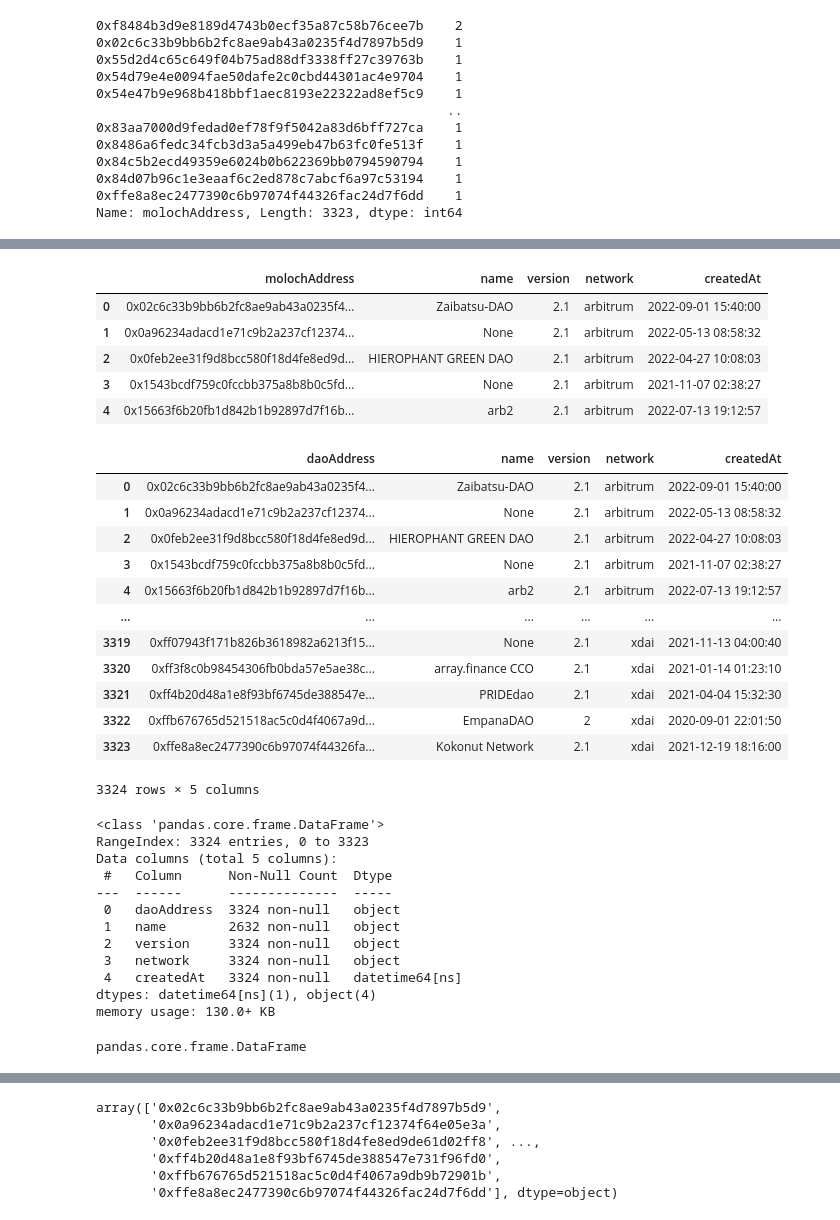
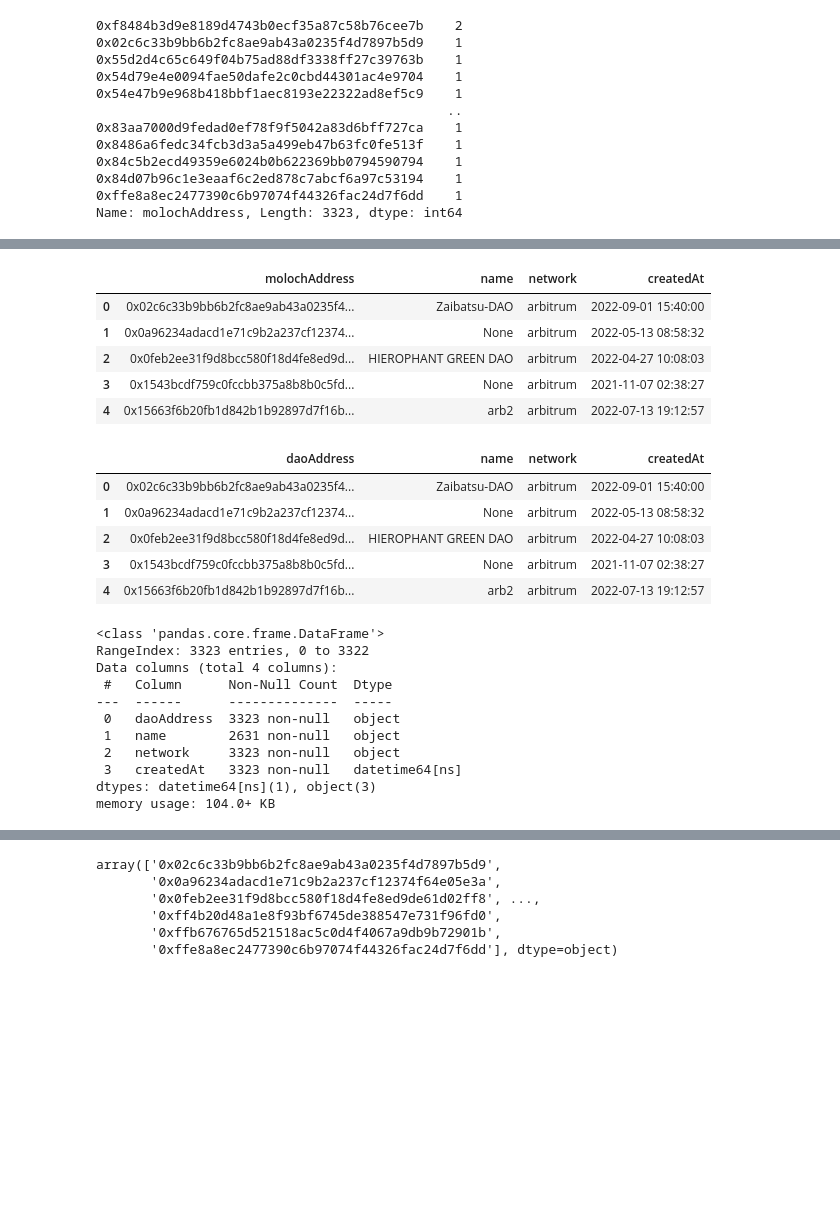
Before and after one commit to Grasia/semantic-web3-dao, a Jupyter notebook: knowledge_graph/KnowledgeGraph-Web3-DAO.ipynb, the cells around one changed output, grey strips where cells are left out. Cells and saved outputs as stored; diff of their text form; code cells hidden in the pictures; blank space fills up the shorter version.

```diff
--- a/knowledge_graph/KnowledgeGraph-Web3-DAO.ipynb
+++ b/knowledge_graph/KnowledgeGraph-Web3-DAO.ipynb
@@ -144,0 +110,3 @@ daos_df[daos_df.id == '0xf8484b3d9e8189d4743b0ecf35a87c58b76cee7b']
+# %%
+# Delete one of them in order to clean data.
+daos_df.drop(3270, inplace=True)
@@ -144,0 +118,2 @@ daos_df[daos_df.id == '0xf8484b3d9e8189d4743b0ecf35a87c58b76cee7b']
+# %%
+daos_df.reset_index(inplace =True, drop = True)
@@ -145,47 +135,35 @@ daos_df[daos_df.id == '0xf8484b3d9e8189d4743b0ecf35a87c58b76cee7b']
 # %%
-daos_df = daos_df[["molochAddress", "name", "version", "network", "createdAt"]]
+daos_df = daos_df[["molochAddress", "name", "network", "createdAt"]]
 daos_df.head()
 # %% [output]
-|  | molochAddress | name | version | network | createdAt |
-| 0 | 0x02c6c33b9bb6b2fc8ae9ab43a0235f4... | Zaibatsu-DAO | 2.1 | arbitrum | 2022-09-01 15:40:00 |
-| 1 | 0x0a96234adacd1e71c9b2a237cf12374... | None | 2.1 | arbitrum | 2022-05-13 08:58:32 |
-| 2 | 0x0feb2ee31f9d8bcc580f18d4fe8ed9d... | HIEROPHANT GREEN DAO | 2.1 | arbitrum | 2022-04-27 10:08:03 |
-| 3 | 0x1543bcdf759c0fccbb375a8b8b0c5fd... | None | 2.1 | arbitrum | 2021-11-07 02:38:27 |
-| 4 | 0x15663f6b20fb1d842b1b92897d7f16b... | arb2 | 2.1 | arbitrum | 2022-07-13 19:12:57 |
+|  | molochAddress | name | network | createdAt |
+| 0 | 0x02c6c33b9bb6b2fc8ae9ab43a0235f4... | Zaibatsu-DAO | arbitrum | 2022-09-01 15:40:00 |
+| 1 | 0x0a96234adacd1e71c9b2a237cf12374... | None | arbitrum | 2022-05-13 08:58:32 |
+| 2 | 0x0feb2ee31f9d8bcc580f18d4fe8ed9d... | HIEROPHANT GREEN DAO | arbitrum | 2022-04-27 10:08:03 |
+| 3 | 0x1543bcdf759c0fccbb375a8b8b0c5fd... | None | arbitrum | 2021-11-07 02:38:27 |
+| 4 | 0x15663f6b20fb1d842b1b92897d7f16b... | arb2 | arbitrum | 2022-07-13 19:12:57 |
 # %%
 daos_df.rename(columns = {'molochAddress':'daoAddress'}, inplace = True)
-daos_df
+daos_df.head()
 # %% [output]
-|  | daoAddress | name | version | network | createdAt |
-| 0 | 0x02c6c33b9bb6b2fc8ae9ab43a0235f4... | Zaibatsu-DAO | 2.1 | arbitrum | 2022-09-01 15:40:00 |
-| 1 | 0x0a96234adacd1e71c9b2a237cf12374... | None | 2.1 | arbitrum | 2022-05-13 08:58:32 |
-| 2 | 0x0feb2ee31f9d8bcc580f18d4fe8ed9d... | HIEROPHANT GREEN DAO | 2.1 | arbitrum | 2022-04-27 10:08:03 |
-| 3 | 0x1543bcdf759c0fccbb375a8b8b0c5fd... | None | 2.1 | arbitrum | 2021-11-07 02:38:27 |
-| 4 | 0x15663f6b20fb1d842b1b92897d7f16b... | arb2 | 2.1 | arbitrum | 2022-07-13 19:12:57 |
-| ... | ... | ... | ... | ... | ... |
-| 3319 | 0xff07943f171b826b3618982a6213f15... | None | 2.1 | xdai | 2021-11-13 04:00:40 |
-| 3320 | 0xff3f8c0b98454306fb0bda57e5ae38c... | array.finance CCO | 2.1 | xdai | 2021-01-14 01:23:10 |
-| 3321 | 0xff4b20d48a1e8f93bf6745de388547e... | PRIDEdao | 2.1 | xdai | 2021-04-04 15:32:30 |
-| 3322 | 0xffb676765d521518ac5c0d4f4067a9d... | EmpanaDAO | 2 | xdai | 2020-09-01 22:01:50 |
-| 3323 | 0xffe8a8ec2477390c6b97074f44326fa... | Kokonut Network | 2.1 | xdai | 2021-12-19 18:16:00 |
+|  | daoAddress | name | network | createdAt |
+| 0 | 0x02c6c33b9bb6b2fc8ae9ab43a0235f4... | Zaibatsu-DAO | arbitrum | 2022-09-01 15:40:00 |
+| 1 | 0x0a96234adacd1e71c9b2a237cf12374... | None | arbitrum | 2022-05-13 08:58:32 |
+| 2 | 0x0feb2ee31f9d8bcc580f18d4fe8ed9d... | HIEROPHANT GREEN DAO | arbitrum | 2022-04-27 10:08:03 |
+| 3 | 0x1543bcdf759c0fccbb375a8b8b0c5fd... | None | arbitrum | 2021-11-07 02:38:27 |
+| 4 | 0x15663f6b20fb1d842b1b92897d7f16b... | arb2 | arbitrum | 2022-07-13 19:12:57 |
-3324 rows × 5 columns
 # %%
 daos_df.info()
 # %% [output]
 <class 'pandas.core.frame.DataFrame'>
-RangeIndex: 3324 entries, 0 to 3323
-Data columns (total 5 columns):
+RangeIndex: 3323 entries, 0 to 3322
+Data columns (total 4 columns):
  #   Column      Non-Null Count  Dtype
 ---  ------      --------------  -----
- 0   daoAddress  3324 non-null   object
- 1   name        2632 non-null   object
- 2   version     3324 non-null   object
- 3   network     3324 non-null   object
- 4   createdAt   3324 non-null   datetime64[ns]
-dtypes: datetime64[ns](1), object(4)
-memory usage: 130.0+ KB
+ 0   daoAddress  3323 non-null   object
+ 1   name        2631 non-null   object
+ 2   network     3323 non-null   object
+ 3   createdAt   3323 non-null   datetime64[ns]
+dtypes: datetime64[ns](1), object(3)
+memory usage: 104.0+ KB
-# %%
-type(daos_df)
-# %% [output]
-pandas.core.frame.DataFrame
 # %%
```
Also changed, not shown: parts of 48 cells of this notebook.
